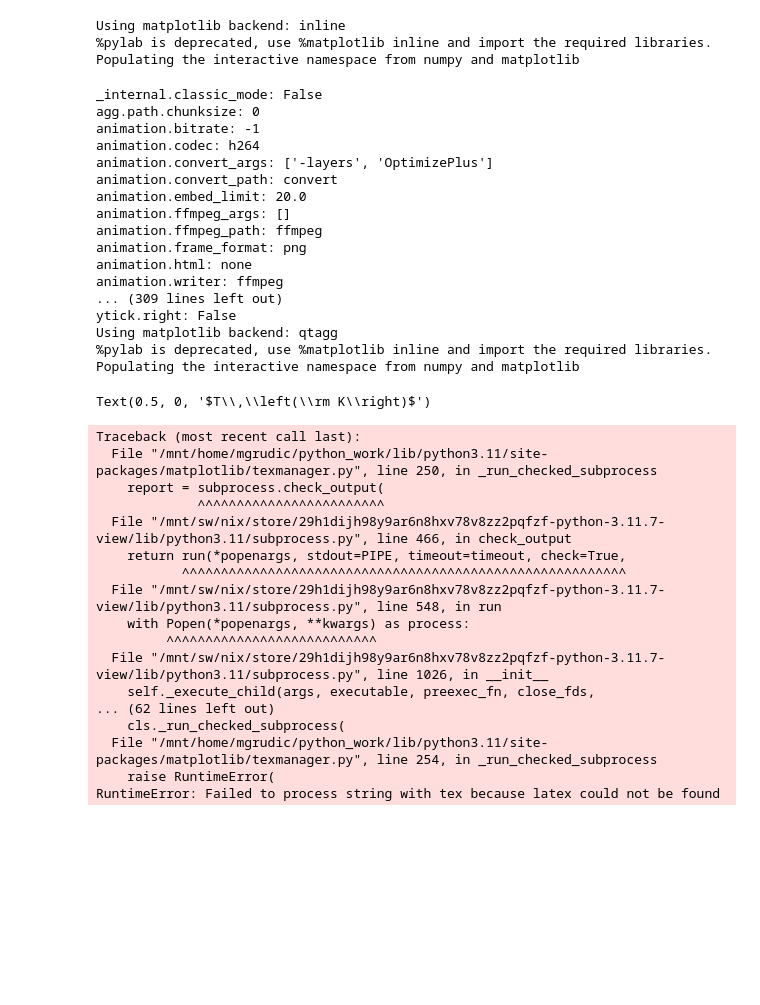
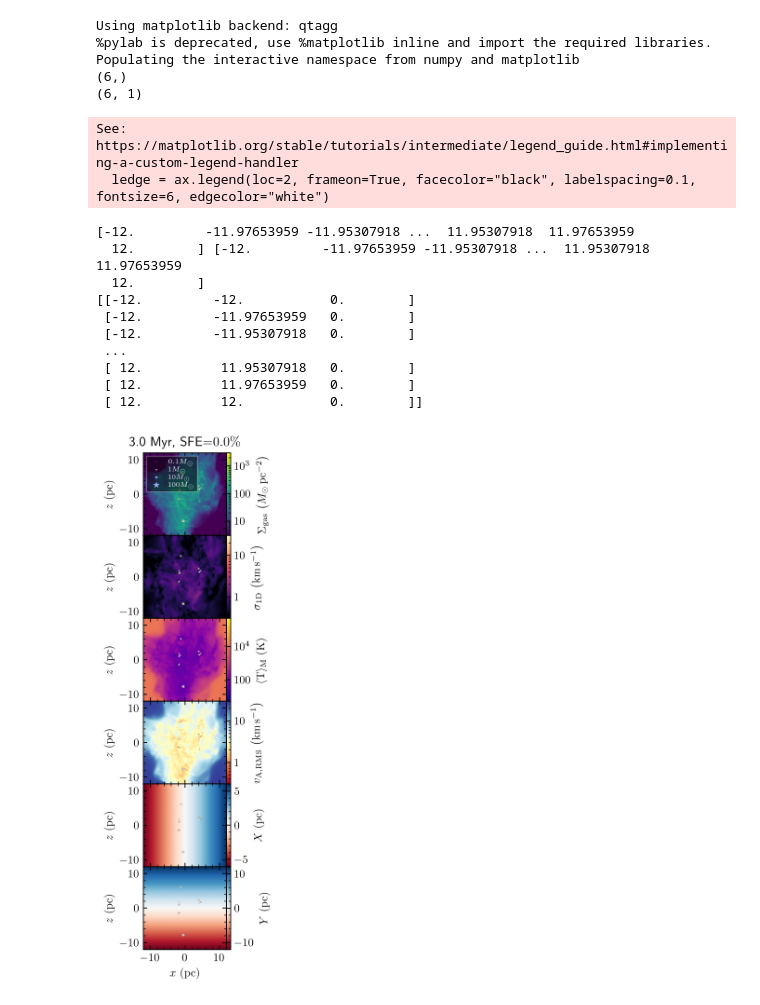
Before and after one commit to mikegrudic/starforge_tools, a Jupyter notebook: src/starforge_tools/plots/test_multipanel.ipynb, the cells around one changed output. Drawn from its saved outputs; the diff is of its cells as text; code cells hidden in the pictures; blank space fills up the shorter version.

Commit message:
multipanel dev

```diff
--- a/src/starforge_tools/plots/test_multipanel.ipynb
+++ b/src/starforge_tools/plots/test_multipanel.ipynb
@@ -1,57 +1,27 @@
 # %%
 %pylab
 %matplotlib inline
+%config InlineBackend.figure_format='retina'
 
-simpath = "/mnt/ceph/users/starforge/STARFORGE_RT/STARFORGE_v1.2/M2e4_R10/M2e4_R10_Z1_S0_A2_B0.01_I1_Res271_n2_sol0.5_42/output"
-
+simpath = "/mnt/ceph/users/starforge/STARFORGE_RT/STARFORGE_v1.2/M2e4_R10/M2e4_R10_Z1_S0_A2_B0.1_I1_Res126_n2_sol0.5_42/output"
 from starforge_tools.plots.multipanel import multipanel_timelapse_map
-
-multipanel_timelapse_map(simpath, times=[0,3,6,9])
+multipanel_timelapse_map(simpath, times=[3,])
 # %% [output]
-Using matplotlib backend: inline
+Using matplotlib backend: qtagg
 %pylab is deprecated, use %matplotlib inline and import the required libraries.
 Populating the interactive namespace from numpy and matplotlib
+(6,)
+(6, 1)
+See: https://matplotlib.org/stable/tutorials/intermediate/legend_guide.html#implementing-a-custom-legend-handler
+  ledge = ax.legend(loc=2, frameon=True, facecolor="black", labelspacing=0.1, fontsize=6, edgecolor="white")
+[-12.         -11.97653959 -11.95307918 ...  11.95307918  11.97653959
+  12.        ] [-12.         -11.97653959 -11.95307918 ...  11.95307918  11.97653959
+  12.        ]
+[[-12.         -12.           0.        ]
+ [-12.         -11.97653959   0.        ]
+ [-12.         -11.95307918   0.        ]
+ ...
+ [ 12.          11.95307918   0.        ]
+ [ 12.          11.97653959   0.        ]
+ [ 12.          12.           0.        ]]
+[figure, added]
-# %%
-import matplotlib as mpl
-print(mpl.rcParams)
-mpl.rcParams.update(mpl.rcParamsDefault)
-mpl.rcParams.update({"text.usetex": True})
-%pylab
-plt.plot([],[])
-plt.xlabel(r"$T\,\left(\rm K\right)$")
-# %% [output]
-_internal.classic_mode: False
-agg.path.chunksize: 0
-animation.bitrate: -1
-animation.codec: h264
-animation.convert_args: ['-layers', 'OptimizePlus']
-animation.convert_path: convert
-animation.embed_limit: 20.0
-animation.ffmpeg_args: []
-animation.ffmpeg_path: ffmpeg
-animation.frame_format: png
-animation.html: none
-animation.writer: ffmpeg
-... (309 lines left out)
-ytick.right: False
-Using matplotlib backend: qtagg
-%pylab is deprecated, use %matplotlib inline and import the required libraries.
-Populating the interactive namespace from numpy and matplotlib
-Text(0.5, 0, '$T\\,\\left(\\rm K\\right)$')
-Traceback (most recent call last):
-  File "/mnt/home/mgrudic/python_work/lib/python3.11/site-packages/matplotlib/texmanager.py", line 250, in _run_checked_subprocess
-    report = subprocess.check_output(
-             ^^^^^^^^^^^^^^^^^^^^^^^^
-  File "/mnt/sw/nix/store/29h1dijh98y9ar6n8hxv78v8zz2pqfzf-python-3.11.7-view/lib/python3.11/subprocess.py", line 466, in check_output
-    return run(*popenargs, stdout=PIPE, timeout=timeout, check=True,
-           ^^^^^^^^^^^^^^^^^^^^^^^^^^^^^^^^^^^^^^^^^^^^^^^^^^^^^^^^^
-  File "/mnt/sw/nix/store/29h1dijh98y9ar6n8hxv78v8zz2pqfzf-python-3.11.7-view/lib/python3.11/subprocess.py", line 548, in run
-    with Popen(*popenargs, **kwargs) as process:
-         ^^^^^^^^^^^^^^^^^^^^^^^^^^^
-  File "/mnt/sw/nix/store/29h1dijh98y9ar6n8hxv78v8zz2pqfzf-python-3.11.7-view/lib/python3.11/subprocess.py", line 1026, in __init__
-    self._execute_child(args, executable, preexec_fn, close_fds,
-... (62 lines left out)
-    cls._run_checked_subprocess(
-  File "/mnt/home/mgrudic/python_work/lib/python3.11/site-packages/matplotlib/texmanager.py", line 254, in _run_checked_subprocess
-    raise RuntimeError(
-RuntimeError: Failed to process string with tex because latex could not be found
```
Also changed, not shown: parts of 3 cells of this notebook, 8 other files.
